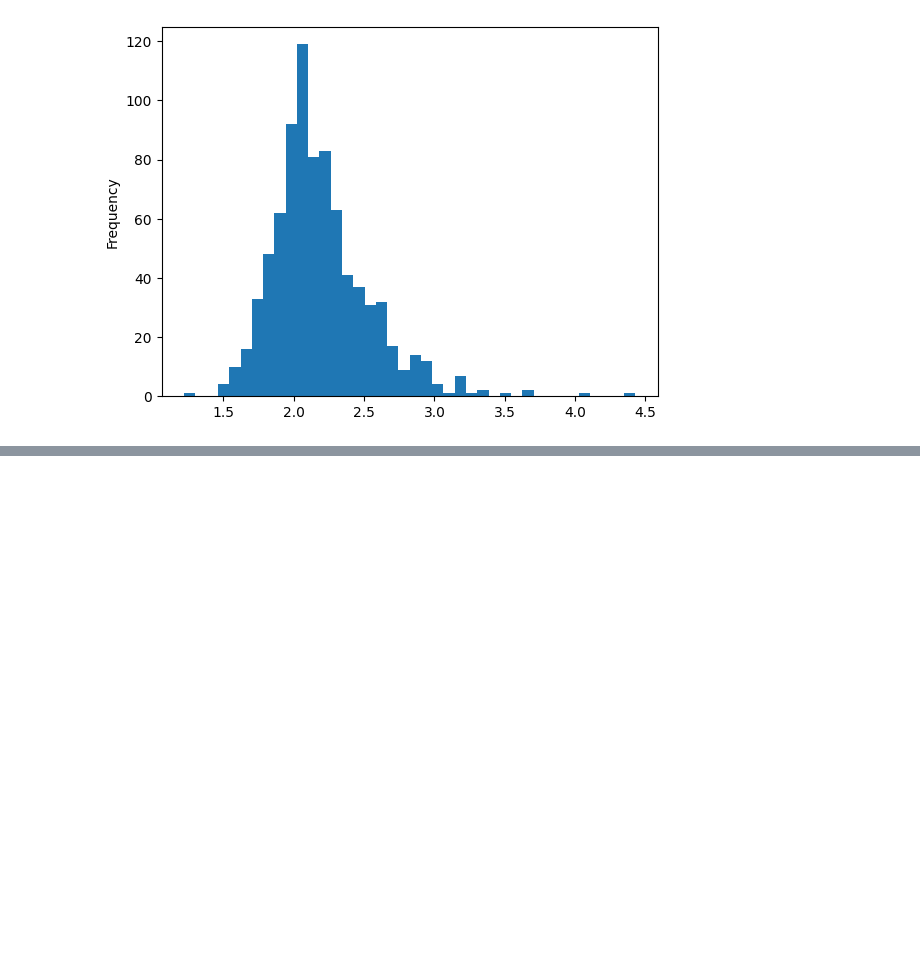
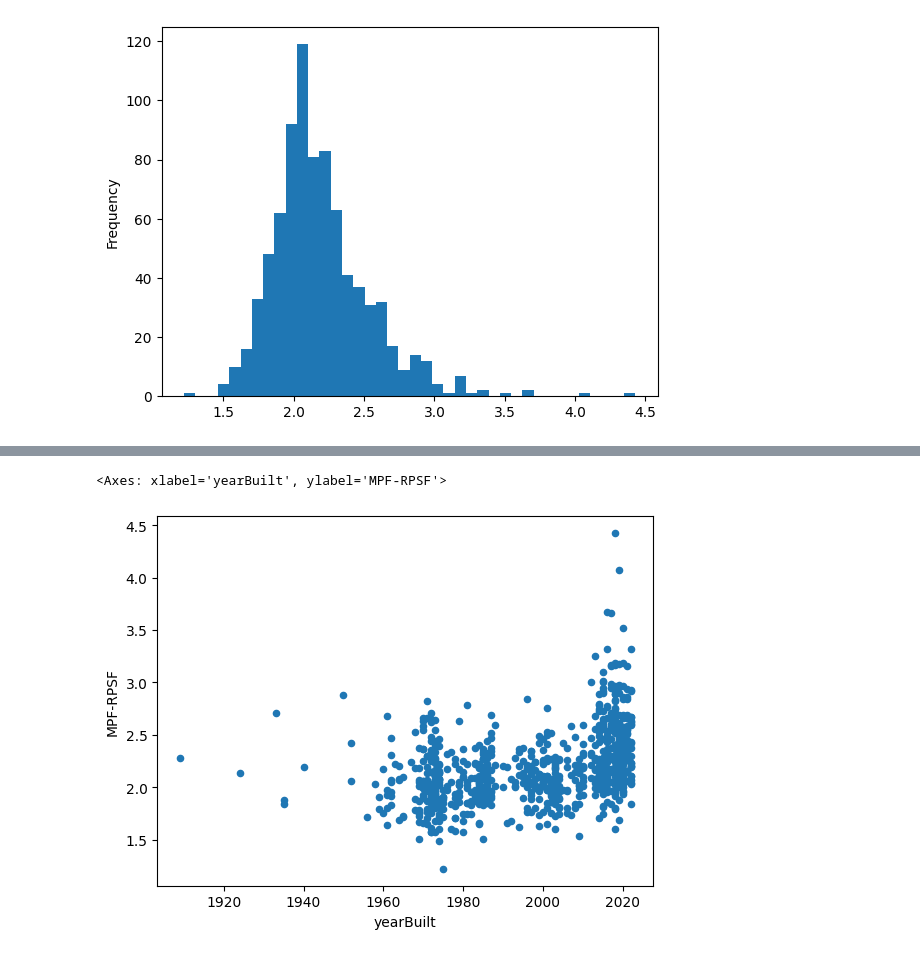
Before and after one commit to thatmushroom/denver_building_attrib, a Jupyter notebook: 01_fetch_rp_building_data.ipynb, the cells around one changed output, grey strips where cells are left out. Cells and saved outputs as stored; diff of their text form; code cells hidden in the pictures; blank space fills up the shorter version.

```diff
--- a/01_fetch_rp_building_data.ipynb
+++ b/01_fetch_rp_building_data.ipynb
@@ -221,0 +227,6 @@ Name: MPF-RPSF, dtype: object
+# %%
+# Price / sq distribution
+rp_properties_df[['MPF-RPSF', 'yearBuilt']].plot.scatter(y='MPF-RPSF', x='yearBuilt')
+# %% [output]
+<Axes: xlabel='yearBuilt', ylabel='MPF-RPSF'>
+[figure, added]
```
Also changed, not shown: parts of 9 cells of this notebook.
